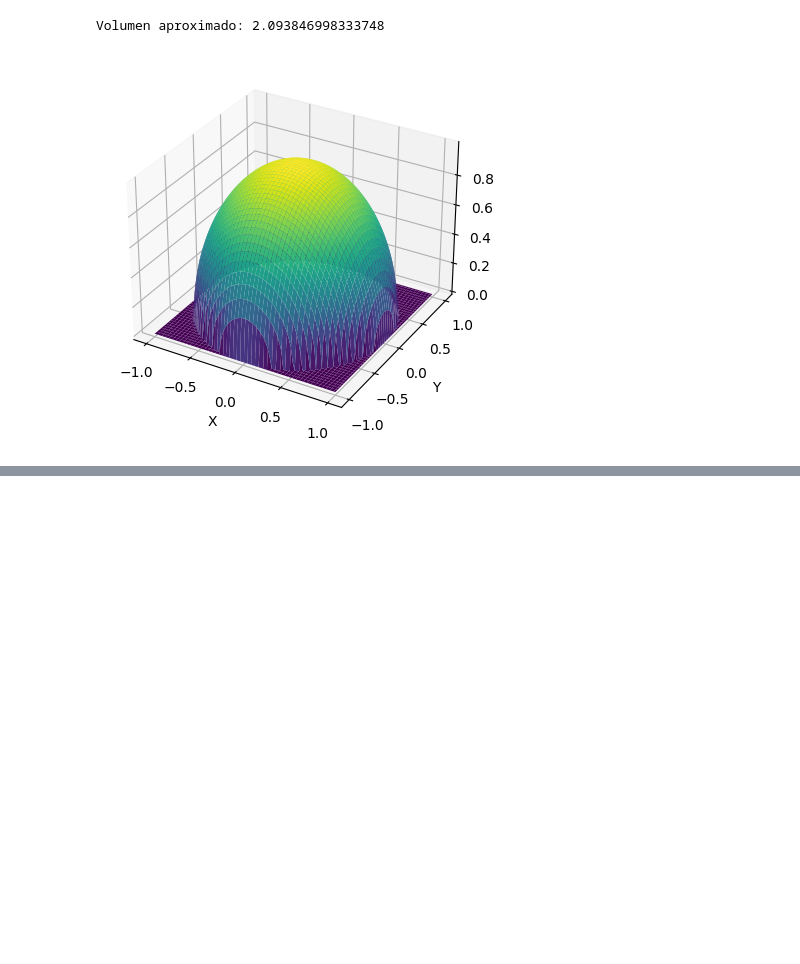
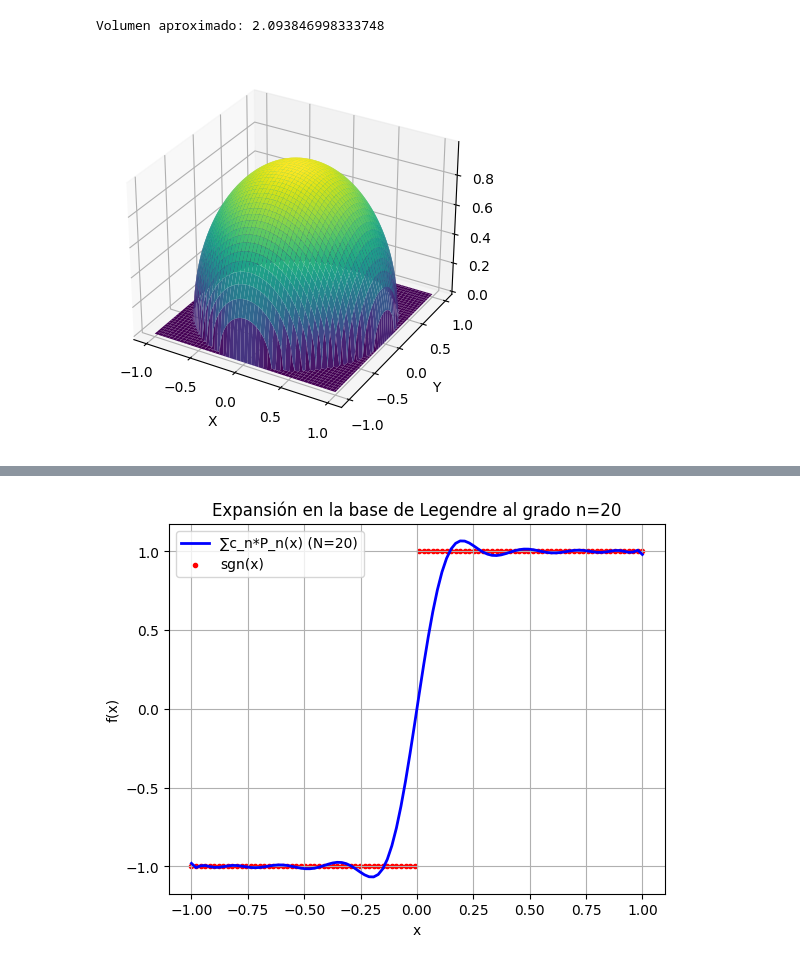
Before and after one commit to GabrielRamirezs/Metodos1_KarenQuevedo_GabrielRamirez, a Jupyter notebook: Tarea_3.ipynb, the cells around one changed output, grey strips where cells are left out. Saved outputs shown, nothing was run; the diff lists cells and outputs as text; code cells hidden in the pictures; blank space fills up the shorter version.

```diff
--- a/Tarea_3.ipynb
+++ b/Tarea_3.ipynb
@@ -135,2 +135,71 @@ Punto intermedio 1: 2*a/3 + b/3
+# %%
+#21
+def sgn(x):
+    if x < 0:
+        return -1
+    elif x == 0:
+        return 0
+    else:
+        return 1
+
+
+sgn_vec = np.vectorize(sgn)
+
+
+def legendre(n, x):
+    if n == 0:
+        return np.ones_like(x)
+    elif n == 1:
+        return x
+    else:
+        Pn_1 = x
+        Pn_2 = np.ones_like(x)
+        for i in range(2, n+1):
+            Pn = ((2*i - 1) * x * Pn_1 - (i - 1) * Pn_2) / i
+            Pn_2 = Pn_1
+            Pn_1 = Pn
+        return Pn_1
+
+
+def calcular_coeficientes(N, f):
+    puntos, pesos = np.polynomial.legendre.leggauss(N+1)
+    f_vals = f(puntos)
+    coeffs = []
+
+    for n in range(N+1):
+        Pn = legendre(n, puntos)
+        integral = np.sum(f_vals * Pn * pesos)
+        c_n = (2*n + 1)/2 * integral
+        coeffs.append(c_n)
+
+    return coeffs
+
+def combinacion_lineal(x, coeffs, N):
+    suma = 0
+    for n in range(N+1):
+        Pn = legendre(n, x)
+        suma += coeffs[n] * Pn
+    return suma
+
+
+def graficar_aproximacion(N):
+    x_vals = np.linspace(-1, 1, 100)
+    y_vals = sgn_vec(x_vals)
+    coeffs = calcular_coeficientes(N, sgn_vec)
+    y_approx = combinacion_lineal(x_vals, coeffs, N)
+
+    plt.plot(x_vals, y_approx, label=f"∑c_n*P_n(x) (N={N})", color="blue", lw=2)
+    plt.scatter(x_vals, y_vals, label="sgn(x)", color="red", marker='.')
+
+    plt.title(f'Expansión en la base de Legendre al grado n={N}')
+    plt.xlabel('x')
+    plt.ylabel('f(x)')
+    plt.legend()
+    plt.grid(True)
+    plt.show()
+
+graficar_aproximacion(20)
+# %% [output]
+[figure, added]
 # %%
 #DESAFIO
```
Also changed, not shown: parts of 2 cells of this notebook.
